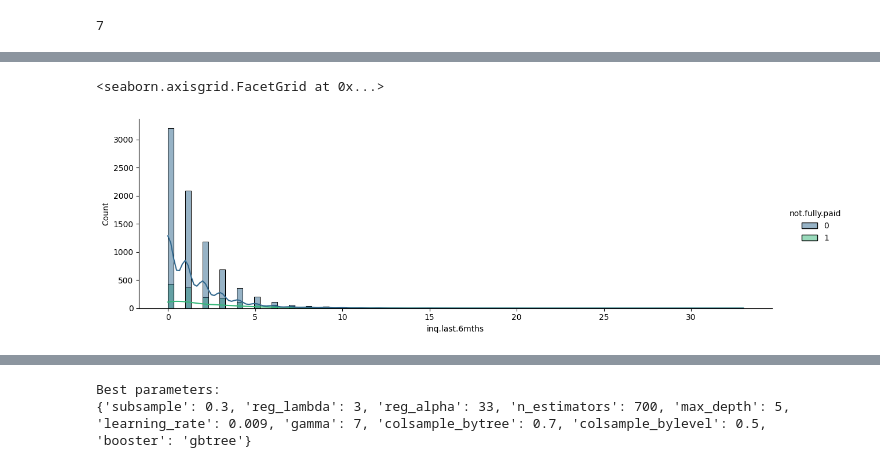
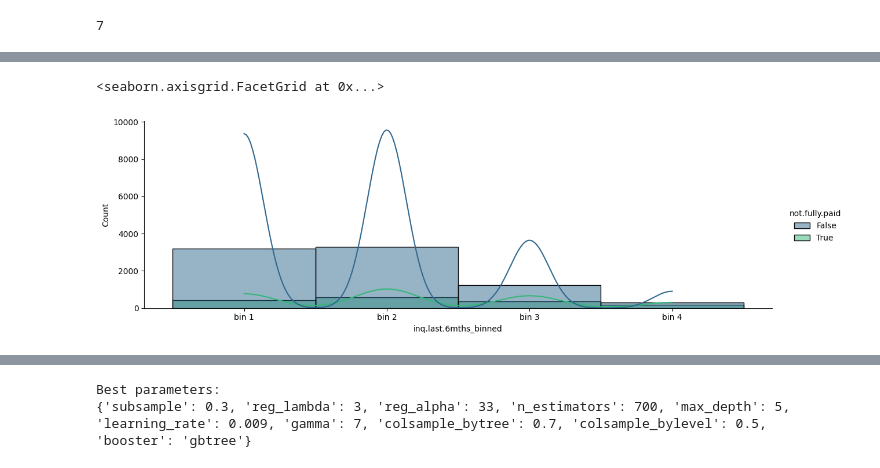
Before and after one commit to laussin86/loan_default, a Jupyter notebook: Loan_Default_prediction.ipynb, the cells around one changed output, grey strips where cells are left out. Drawn from its saved outputs; the diff is of its cells as text; code cells hidden in the pictures.

```diff
--- a/Loan_Default_prediction.ipynb
+++ b/Loan_Default_prediction.ipynb
@@ -119,0 +137,9 @@ df.shape
+# %%
+bins_delinq = [-1, 0, 1, float('inf')]
+labels_delinq = ['bin 1', 'bin 2', 'bin 3']
+df['delinq.2yrs_binned'] = pd.cut(df['delinq.2yrs'], bins=bins_delinq, labels=labels_delinq)
+
+# Step 17: Show distribution of new discrete label with percentage for 'delinq.2yrs_binned'
+print("\nDistribution of new discrete label 'delinq.2yrs_binned' with percentage:")
+distribution_delinq = df['delinq.2yrs_binned'].value_counts(normalize=True) * 100
+print(distribution_delinq)
@@ -119,0 +153,9 @@ df.shape
+# %%
+bins_pub_rec = [-1, 0, float('inf')]
+labels_pub_rec = ['bin 1', 'bin 2']
+df['pub.rec_binned'] = pd.cut(df['pub.rec'], bins=bins_pub_rec, labels=labels_pub_rec)
+
+# Step 19: Show distribution of new discrete label with percentage for 'pub.rec_binned'
+print("\nDistribution of new discrete label 'pub.rec_binned' with percentage:")
+distribution_pub_rec = df['pub.rec_binned'].value_counts(normalize=True) * 100
+print(distribution_pub_rec)
@@ -129,0 +187,5 @@ plt.show()
+# %%
+#Payment-to-Income Ratio, Past Credit Problems
+df['Payment-to-Income Ratio']=df['installment'] / df['log.annual.inc']
+df['Past Credit Problems']=df['inq.last.6mths'] + df['delinq.2yrs'] + df['pub.rec']
+df['interaction']=df['int.rate'] * df['inq.last.6mths']
@@ -157,0 +234,2 @@ df.groupby('not.fully.paid')['log.annual.inc'].describe()
+# %%
+df = df[df['days.with.cr.line'] <= 16000]
@@ -166,10 +248,10 @@ df.groupby('not.fully.paid')['days.with.cr.line'].describe()
 # we can see that there is difference between those  who defaulted so keep it
 # %%
 #let's check the distribution of months of inquiry with default or not
-sns.displot(data=df, x='inq.last.6mths',hue='not.fully.paid', bins=100, height=4, aspect=3, kde=True, palette='viridis')
+sns.displot(data=df, x='inq.last.6mths_binned',hue='not.fully.paid', bins=100, height=4, aspect=3, kde=True, palette='viridis')
 # %% [output]
 <seaborn.axisgrid.FacetGrid at 0x...>
-[figure, old version]
+[figure, new version]
 # %%
 from itertools import groupby
 #let check % of people default  by month of inquiry
```
Also changed, not shown: parts of 87 cells of this notebook.
